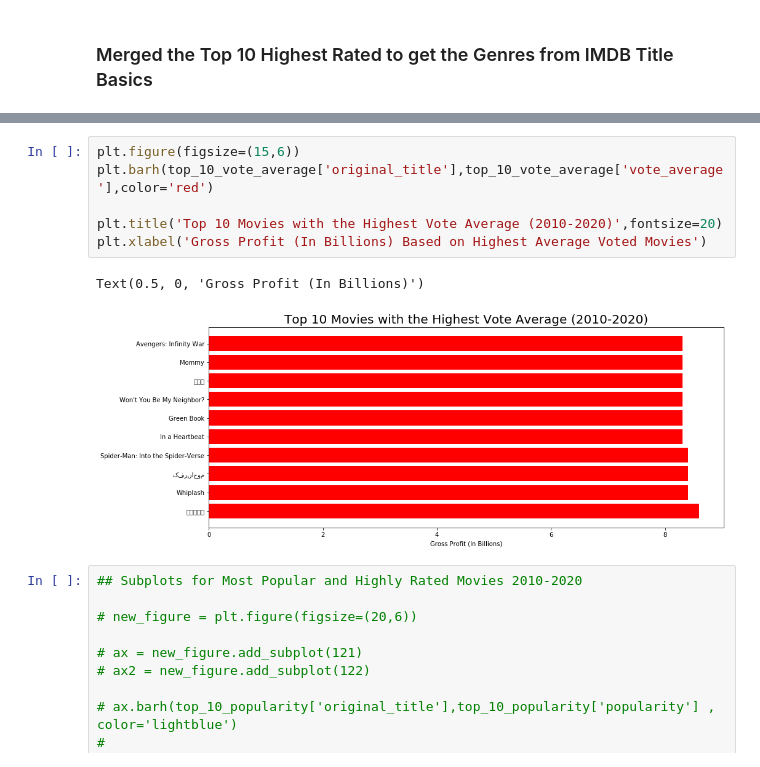
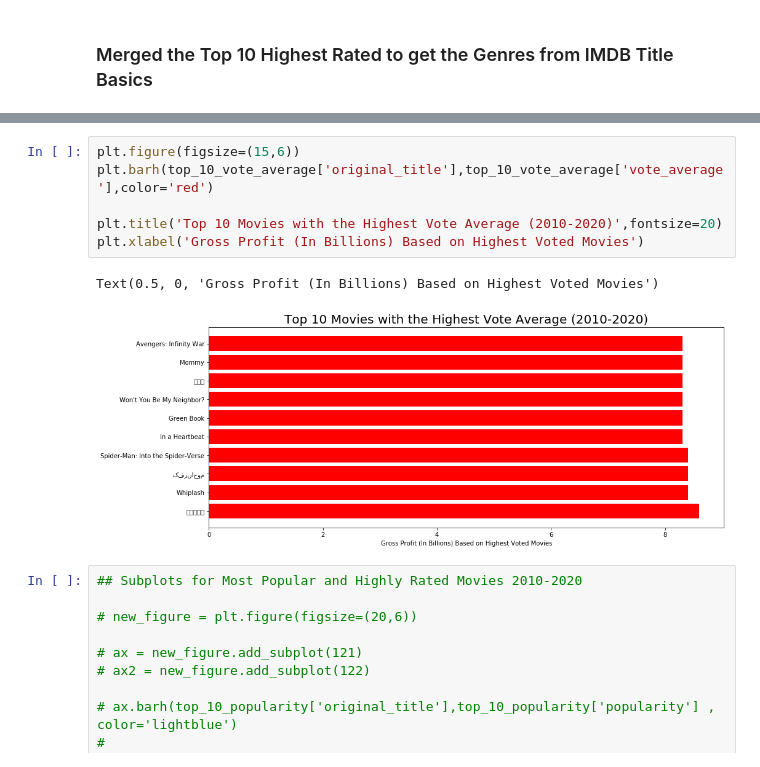
Before and after one commit to edwardcheng22/Flatiron-Projects, a Jupyter notebook: final_version/Q2 & Q3.ipynb, the cells around one changed output, grey strips where cells are left out. Drawn from its saved outputs; the diff is of its cells as text.

```diff
--- a/final_version/Q2 & Q3.ipynb
+++ b/final_version/Q2 & Q3.ipynb
@@ -208,12 +208,12 @@ top_10_voteaverage_genre
 # %%
 plt.figure(figsize=(15,6))
 plt.barh(top_10_vote_average['original_title'],top_10_vote_average['vote_average'],color='red')
 
 plt.title('Top 10 Movies with the Highest Vote Average (2010-2020)',fontsize=20)
-plt.xlabel('Gross Profit (In Billions) Based on Highest Average Voted Movies')
+plt.xlabel('Gross Profit (In Billions) Based on Highest Voted Movies')
 # %% [output]
-Text(0.5, 0, 'Gross Profit (In Billions)')
+Text(0.5, 0, 'Gross Profit (In Billions) Based on Highest Voted Movies')
-[figure, old version]
+[figure, new version]
 # %%
 ## Subplots for Most Popular and Highly Rated Movies 2010-2020
 
```
Also changed, not shown: parts of 1 cell of this notebook.
